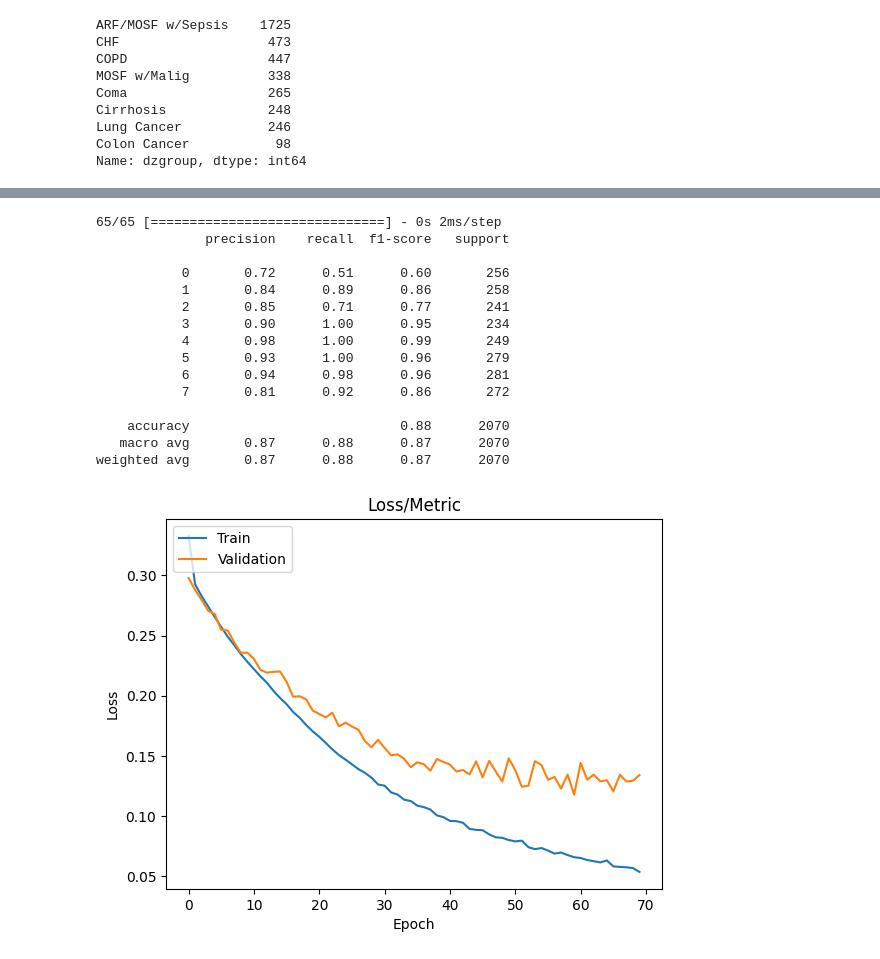
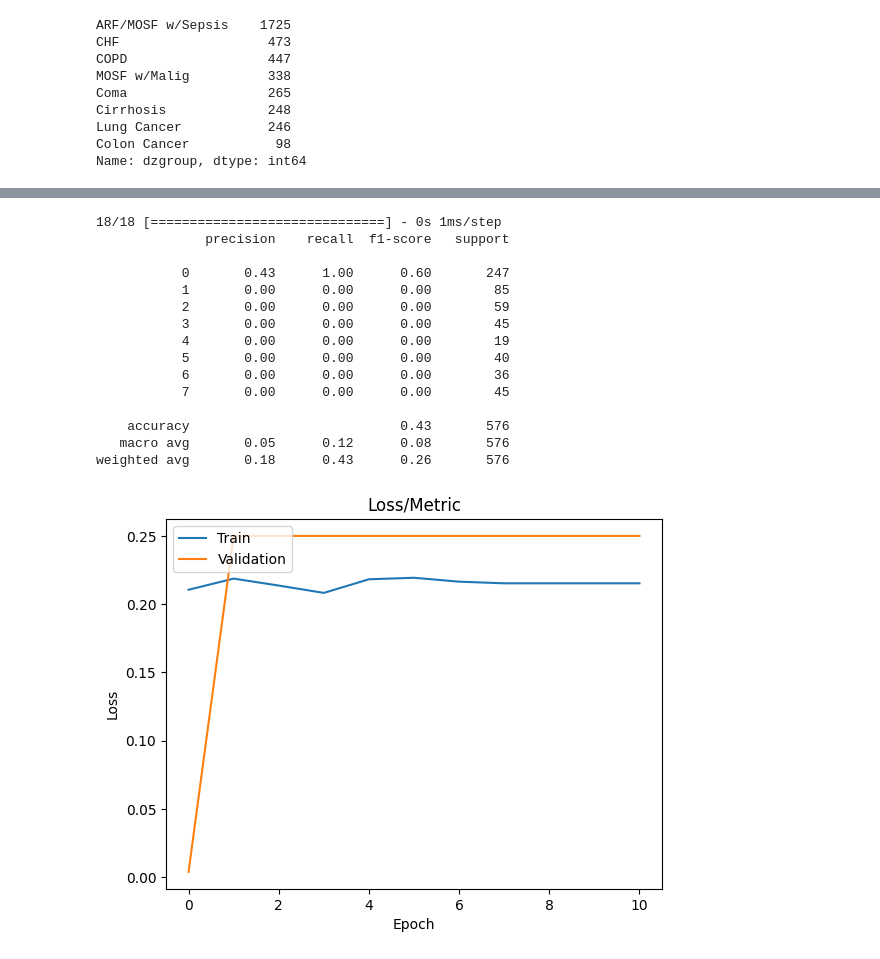
Before and after one commit to sebastian-dv/CSE-151A-Project, a Jupyter notebook: copy_Milestone_4__Model_2.ipynb, the cells around one changed output, grey strips where cells are left out. Saved outputs shown, nothing was run; the diff lists cells and outputs as text; code cells hidden in the pictures.

```diff
--- a/copy_Milestone_4__Model_2.ipynb
+++ b/copy_Milestone_4__Model_2.ipynb
@@ -373,0 +369,15 @@ X_train, X_test, y_train, y_test = train_test_split(X_res, y_res_ohe, test_size
+# %%
+ohe = OneHotEncoder()
+myohedzgroup = ohe.fit_transform(y.values.reshape(-1,1)).toarray()
+y_ohe = pd.DataFrame(myohedzgroup, columns=ohe.categories_[0])
+X_train, X_test, y_train, y_test = train_test_split(X, y_ohe, test_size = 0.15, random_state = 1)
+# %%
+from imblearn.over_sampling import RandomOverSampler
+#from imblearn.over_sampling import SMOTE
+encoder = LabelEncoder()
+y_train = encoder.fit_transform(y_train.idxmax(axis=1))
+ros = RandomOverSampler(random_state=42)
+#ros = SMOTE(random_state=21)
+X_res, y_res = ros.fit_resample(X_train, y_train)
+y_res = pd.get_dummies(y_res)
+print(y_res.value_counts())
@@ -384,37 +423,37 @@ tuner2.search(X_train, y_train, epochs=50, validation_split= 0.2, callbacks = [e
 # %%
 best_hps = tuner2.get_best_hyperparameters(num_trials=1)[0]
 model = tuner2.hypermodel.build(best_hps)
 
-history = model.fit(X_train.astype(float), y_train, epochs=100, batch_size = 10, verbose = 0, callbacks = [early_stopping], validation_split = 0.1)
+history = model.fit(X_res.astype(float), y_res, epochs=100, batch_size = 10, verbose = 0, callbacks = [early_stopping], validation_split = 0.1)
 
 y_label = y_test.to_numpy()
 yhat_test = model.predict(X_test.astype(float))
 actual = np.argmax(y_label, axis=1)
 pred = np.argmax(yhat_test, axis=1)
 
 print(classification_report(actual,pred))
 
 plt.plot(history.history['loss'])
 plt.plot(history.history['val_loss'])
 plt.title('Loss/Metric')
 plt.ylabel('Loss')
 plt.xlabel('Epoch')
 plt.legend(['Train', 'Validation'], loc='upper left')
 plt.show()
 # %% [output]
-65/65 [==============================] - 0s 2ms/step
+18/18 [==============================] - 0s 1ms/step
               precision    recall  f1-score   support
 
-           0       0.72      0.51      0.60       256
-           1       0.84      0.89      0.86       258
-           2       0.85      0.71      0.77       241
-           3       0.90      1.00      0.95       234
-           4       0.98      1.00      0.99       249
-           5       0.93      1.00      0.96       279
-           6       0.94      0.98      0.96       281
-           7       0.81      0.92      0.86       272
+           0       0.43      1.00      0.60       247
+           1       0.00      0.00      0.00        85
+           2       0.00      0.00      0.00        59
+           3       0.00      0.00      0.00        45
+           4       0.00      0.00      0.00        19
+           5       0.00      0.00      0.00        40
+           6       0.00      0.00      0.00        36
+           7       0.00      0.00      0.00        45
 
-    accuracy                           0.88      2070
-   macro avg       0.87      0.88      0.87      2070
-weighted avg       0.87      0.88      0.87      2070
+    accuracy                           0.43       576
+   macro avg       0.05      0.12      0.08       576
+weighted avg       0.18      0.43      0.26       576
-[figure, old version]
+[figure, new version]
```
Also changed, not shown: parts of 5 cells of this notebook.
